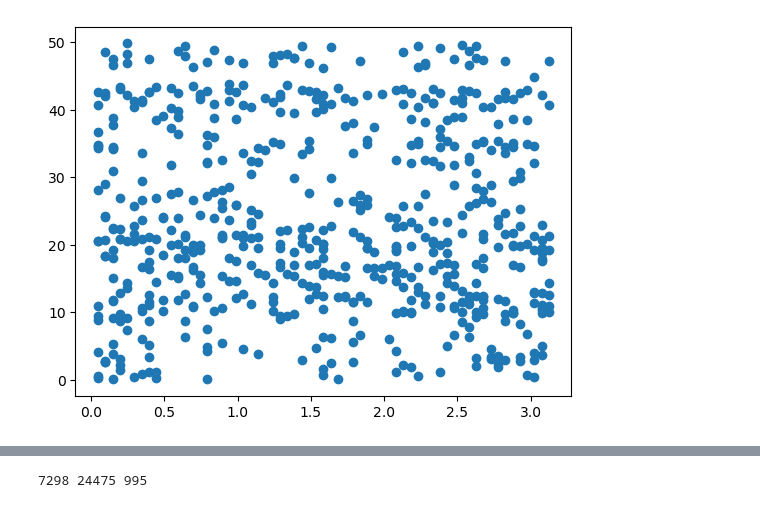
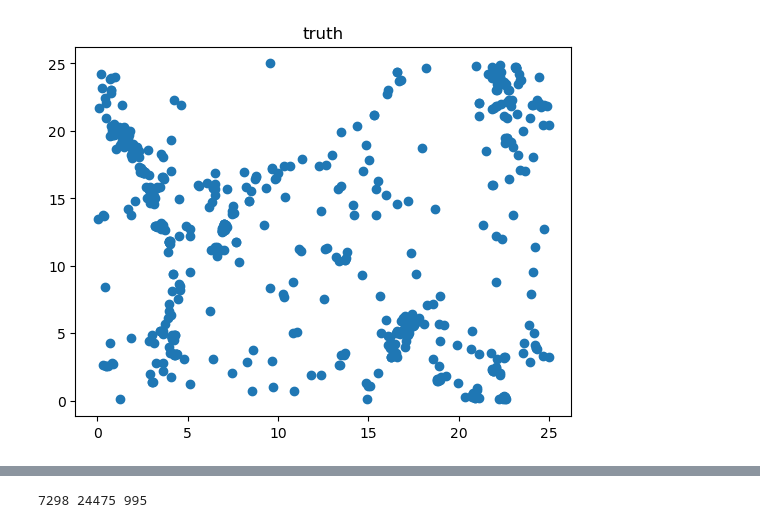
Before and after one commit to shivampcosmo/GOTHAM, a Jupyter notebook: src/test_infer_camels.ipynb, the cells around one changed output, grey strips where cells are left out. Cells and saved outputs as stored; diff of their text form; code cells hidden in the pictures.

```diff
--- a/src/test_infer_camels.ipynb
+++ b/src/test_infer_camels.ipynb
@@ -50,5 +60,9 @@ from train import *
 # %%
 dev = torch.device("cuda")
+checkpoint = torch.load('/mnt/home/spandey/ceph/GOTHAM/model_checkpoints/camels/model_encdec_ddp_PM_nvocab_64_nembed_64_nrandsubsel_32.pt')
+HaloConfig = checkpoint['config']
+print(checkpoint['best_val_loss'])
+learning_rate = 5e-4
 model = HaloDecoderModel(HaloConfig).to(dev)
 # if rank == 0: print(f"Init model and loaded to GPU", flush=True)
 # model.to(device).bfloat16()
@@ -60,7 +74,7 @@ optimizer = torch.optim.AdamW(model.parameters(), lr=learning_rate)
 # checkpoint = torch.load('/mnt/home/spandey/ceph/CHARFORMER/model_checkpoints/model_encdec_ddp_PM_isim_012_nvocab_64_nembed_64_Mmin_13p0.pt')
 # checkpoint = torch.load('/mnt/home/spandey/ceph/CHARFORMER/model_checkpoints/model_encdec_ddp_PM_isim_012_nvocab_64_nembed_96_Mmin_13p0.pt')
 # checkpoint = torch.load('/mnt/home/spandey/ceph/CHARFORMER/model_checkpoints/model_encdec_ddp_PM_isim_012_nvocab_64_nembed_64_Mmin_13p5.pt')
-checkpoint = torch.load('/projects/bdne/spandey3/GOTHAM/model_checkpoints/camels/model_encdec_ddp_PM_nvocab_64_nembed_64_nrandsubsel_4.pt')
+# checkpoint = torch.load('/mnt/home/spandey/ceph/GOTHAM/model_checkpoints/camels/model_encdec_ddp_PM_nvocab_64_nembed_64_nrandsubsel_8_iter_1000.pt')
 model.load_state_dict(checkpoint['model'])
 model.eval()
 print()
@@ -82,12 +103,12 @@ number of parameters: 0.64M
 # %%
-params_all = np.loadtxt('/projects/bdne/spandey3/GOTHAM/prep_data/camels_tng_LH_params.txt', usecols=range(1, 7))
+params_all = np.loadtxt('/mnt/home/spandey/ceph/GOTHAM/prep_data/camels_tng_LH_params.txt', usecols=range(1, 7))
 # %%
 # isim_fid_array = np.arange(7, 11)
 saved_all = {}
-isim_fid_array = np.arange(990, 999)
+isim_fid_array = np.arange(990, 1000)
 # isim_fid = 6
 for isim_fid in isim_fid_array:
-    df = pk.load(open(f'/work/hdd/bdne/spandey3/camels_tng/gotham_data/LH/subhalo_density3Dgrid_32_isim_{isim_fid}_nrandsubsel_512_nvocab64_lgMmin_8.pkl','rb'))
+    df = pk.load(open(f'/mnt/home/spandey/ceph/GOTHAM/data/camels/subhalo_density3Dgrid_32_isim_{isim_fid}_nrandsubsel_512_nvocab64_lgMmin_8.pkl','rb'))
 
     dfhalo_ngp_xyzM_tokenized_padded_ended_squeezed_0 = df['dfhalo_ngp_xyzM_tokenized_padded_ended_squeezed']
     # dfhalo_ngp_wxyzM_0 = df['dfhalo_ngp_wxyzM']
@@ -96,7 +117,7 @@ for isim_fid in isim_fid_array:
     param_0 = params_all[isim_fid][None, :]
     param_0 = np.repeat(param_0, len(dfhalo_ngp_xyzM_tokenized_padded_ended_squeezed_0), axis=0)
 
-    grid = 32
+    grid = 8
     shift_x_all, shift_y_all, shift_z_all = np.zeros((grid, grid, grid)), np.zeros((grid, grid, grid)), np.zeros((grid, grid, grid))
     for jx in range(grid):
         for jy in range(grid):
@@ -204,7 +225,7 @@ for isim_fid in isim_fid_array:
     # end_token = 65
     # nvox_samp = 32**3
     # nbatches = 32
-    fac = 32
+    fac = 2
     nvox_samp = batch_size
     nbatches = fac
     nvox_per_batch = nvox_samp // nbatches
@@ -546,3 +589,15 @@ pl.show()
 # pos_all_concat.shape
 import matplotlib
 %matplotlib inline
+# %%
+# pos_all_truth_concat.shape
+isim_fid = 997
+pl.figure(figsize=(12, 5))
+# add subplot:
+pl.subplot(1, 2, 1)
+pl.scatter(saved_all[isim_fid]['pos_all'][:,0], saved_all[isim_fid]['pos_all'][:,1])
+pl.title('pred')
+pl.subplot(1, 2, 2)
+pl.scatter(saved_all[isim_fid]['pos_all_truth'][:,0], saved_all[isim_fid]['pos_all_truth'][:,1])
+pl.title('truth')
+pl.show()
@@ -549,7 +606,9 @@ import matplotlib
 # %%
 # pos_all_truth_concat.shape
 pl.figure()
-pl.scatter(pos_all_concat[:,0], pos_all_concat[:,1])
+# pl.scatter(pos_all_truth_concat[:,0], pos_all_truth_concat[:,1])
+pl.scatter(saved_all[isim_fid]['pos_all_truth'][:,0], saved_all[isim_fid]['pos_all_truth'][:,1])
+pl.title('truth')
 pl.show()
 # %% [output]
-[figure, old version]
+[figure, new version]
```
Also changed, not shown: parts of 13 cells of this notebook, 4 other files.
